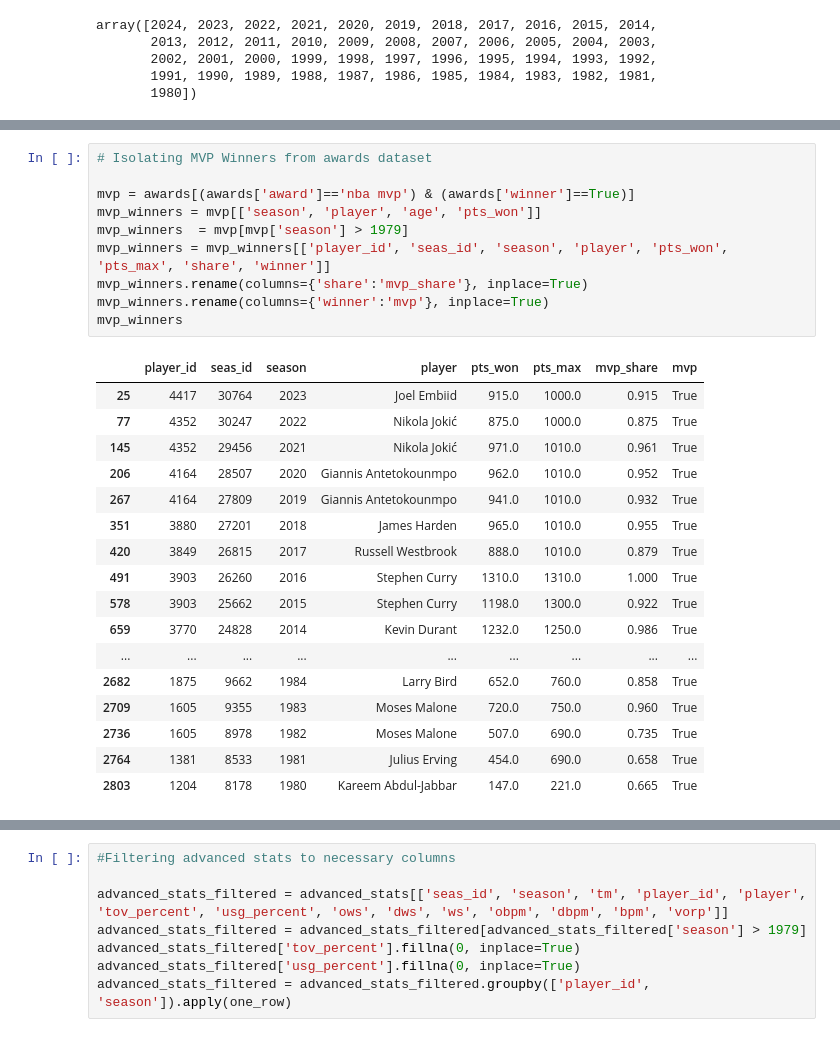
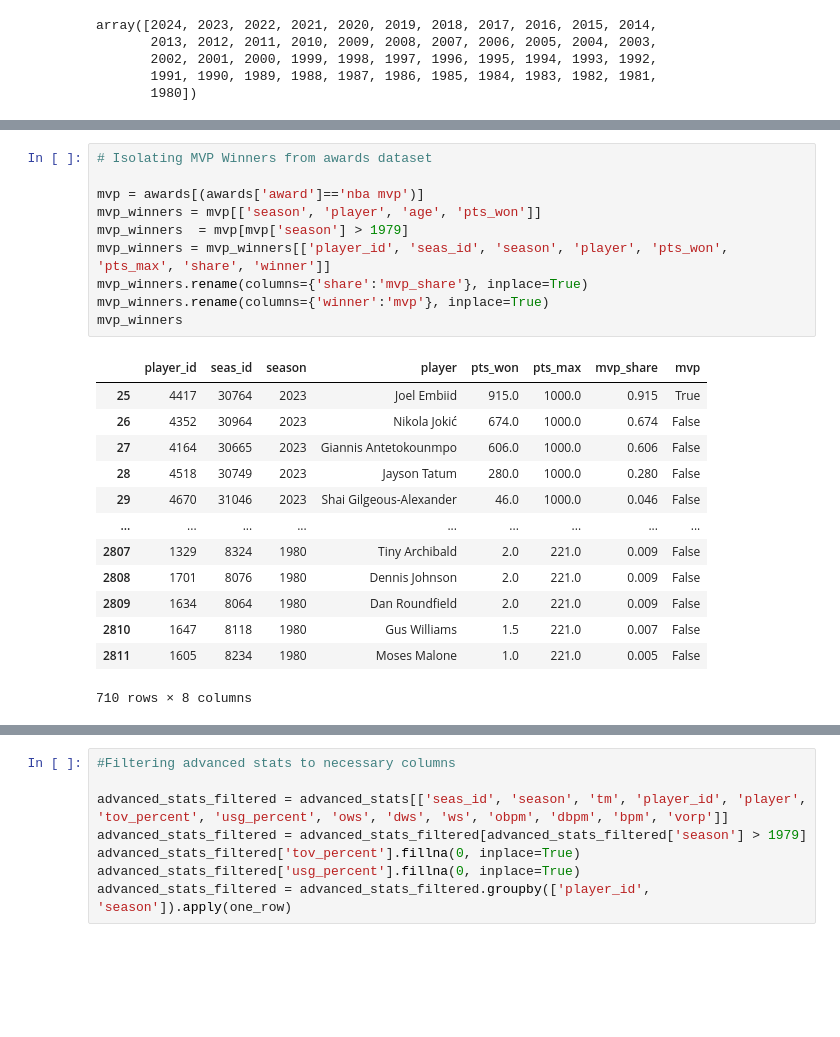
Before and after one commit to RishiK1995/Capstone, a Jupyter notebook: Data_Prep.ipynb, the cells around one changed output, grey strips where cells are left out. Cells and saved outputs as stored; diff of their text form; blank space fills up the shorter version.

```diff
--- a/Data_Prep.ipynb
+++ b/Data_Prep.ipynb
@@ -134,28 +135,24 @@ per_game_filtered
 # %%
 # Isolating MVP Winners from awards dataset
 
-mvp = awards[(awards['award']=='nba mvp') & (awards['winner']==True)]
+mvp = awards[(awards['award']=='nba mvp')]
 mvp_winners = mvp[['season', 'player', 'age', 'pts_won']]
 mvp_winners  = mvp[mvp['season'] > 1979]
 mvp_winners = mvp_winners[['player_id', 'seas_id', 'season', 'player', 'pts_won', 'pts_max', 'share', 'winner']]
 mvp_winners.rename(columns={'share':'mvp_share'}, inplace=True)
 mvp_winners.rename(columns={'winner':'mvp'}, inplace=True)
 mvp_winners
 # %% [output]
 |  | player_id | seas_id | season | player | pts_won | pts_max | mvp_share | mvp |
 | 25 | 4417 | 30764 | 2023 | Joel Embiid | 915.0 | 1000.0 | 0.915 | True |
-| 77 | 4352 | 30247 | 2022 | Nikola Jokić | 875.0 | 1000.0 | 0.875 | True |
-| 145 | 4352 | 29456 | 2021 | Nikola Jokić | 971.0 | 1010.0 | 0.961 | True |
-| 206 | 4164 | 28507 | 2020 | Giannis Antetokounmpo | 962.0 | 1010.0 | 0.952 | True |
-| 267 | 4164 | 27809 | 2019 | Giannis Antetokounmpo | 941.0 | 1010.0 | 0.932 | True |
-| 351 | 3880 | 27201 | 2018 | James Harden | 965.0 | 1010.0 | 0.955 | True |
-| 420 | 3849 | 26815 | 2017 | Russell Westbrook | 888.0 | 1010.0 | 0.879 | True |
-| 491 | 3903 | 26260 | 2016 | Stephen Curry | 1310.0 | 1310.0 | 1.000 | True |
-| 578 | 3903 | 25662 | 2015 | Stephen Curry | 1198.0 | 1300.0 | 0.922 | True |
-| 659 | 3770 | 24828 | 2014 | Kevin Durant | 1232.0 | 1250.0 | 0.986 | True |
+| 26 | 4352 | 30964 | 2023 | Nikola Jokić | 674.0 | 1000.0 | 0.674 | False |
+| 27 | 4164 | 30665 | 2023 | Giannis Antetokounmpo | 606.0 | 1000.0 | 0.606 | False |
+| 28 | 4518 | 30749 | 2023 | Jayson Tatum | 280.0 | 1000.0 | 0.280 | False |
+| 29 | 4670 | 31046 | 2023 | Shai Gilgeous-Alexander | 46.0 | 1000.0 | 0.046 | False |
 | ... | ... | ... | ... | ... | ... | ... | ... | ... |
-| 2682 | 1875 | 9662 | 1984 | Larry Bird | 652.0 | 760.0 | 0.858 | True |
-| 2709 | 1605 | 9355 | 1983 | Moses Malone | 720.0 | 750.0 | 0.960 | True |
-| 2736 | 1605 | 8978 | 1982 | Moses Malone | 507.0 | 690.0 | 0.735 | True |
-| 2764 | 1381 | 8533 | 1981 | Julius Erving | 454.0 | 690.0 | 0.658 | True |
-| 2803 | 1204 | 8178 | 1980 | Kareem Abdul-Jabbar | 147.0 | 221.0 | 0.665 | True |
+| 2807 | 1329 | 8324 | 1980 | Tiny Archibald | 2.0 | 221.0 | 0.009 | False |
+| 2808 | 1701 | 8076 | 1980 | Dennis Johnson | 2.0 | 221.0 | 0.009 | False |
+| 2809 | 1634 | 8064 | 1980 | Dan Roundfield | 2.0 | 221.0 | 0.009 | False |
+| 2810 | 1647 | 8118 | 1980 | Gus Williams | 1.5 | 221.0 | 0.007 | False |
+| 2811 | 1605 | 8234 | 1980 | Moses Malone | 1.0 | 221.0 | 0.005 | False |
+710 rows × 8 columns
```
Also changed, not shown: parts of 20 cells of this notebook.
